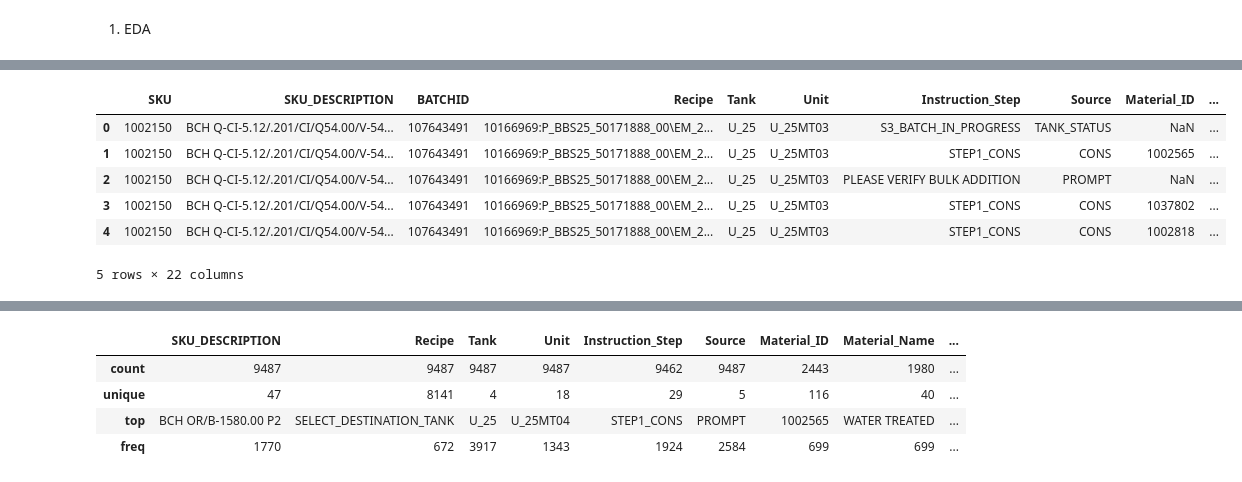
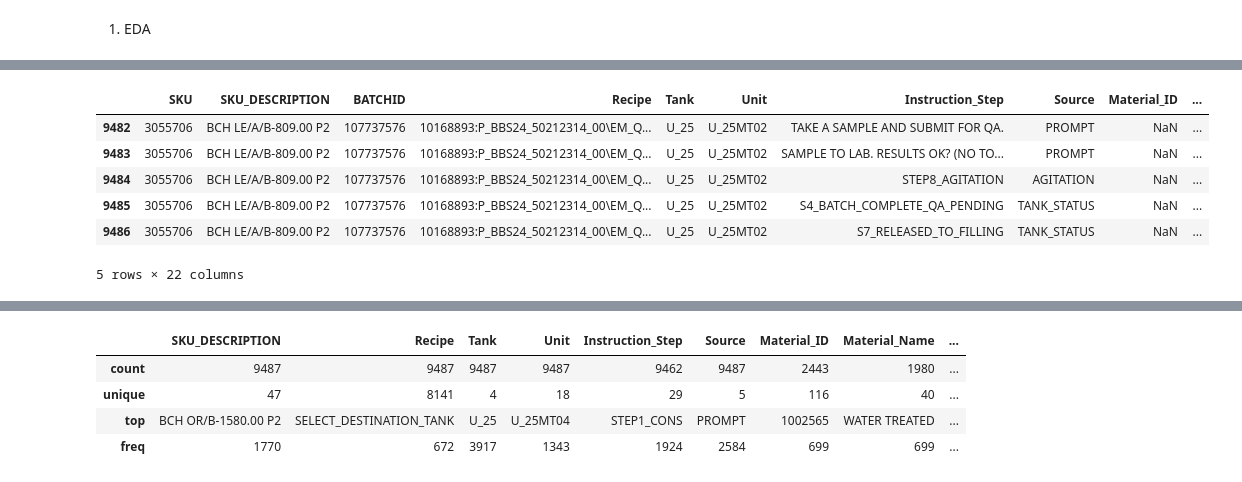
Before and after one commit to MichelleMoran431/Capstone---CCT, a Jupyter notebook: EDA_PART_1.ipynb, the cells around one changed output, grey strips where cells are left out. Cells and saved outputs as stored; diff of their text form; code cells hidden in the pictures.

```diff
--- a/EDA_PART_1.ipynb
+++ b/EDA_PART_1.ipynb
@@ -16,14 +16,14 @@ Saving Bev Base Dearation Data Extract .csv to Bev Base Dearation Data Extract .
 # %%
 import io
-uploaded = pd.read_csv(io.BytesIO(uploaded['Bev Base Dearation Data Extract .csv']),encoding= 'unicode_escape')
+uploaded = pd.read_csv(io.BytesIO(uploaded['Bev Base Dearation Data Extract  (1).csv']),encoding= 'unicode_escape')
 # Dataset is now stored in a Pandas Dataframe
 # %%
-uploaded.head()
+uploaded.tail()
 # %% [output]
 |  | SKU | SKU_DESCRIPTION | BATCHID | Recipe | Tank | Unit | Instruction_Step | Source | Material_ID | ... |
-| 0 | 1002150 | BCH Q-CI-5.12/.201/CI/Q54.00/V-54... | 107643491 | 10166969:P_BBS25_50171888_00\EM_2... | U_25 | U_25MT03 | S3_BATCH_IN_PROGRESS | TANK_STATUS | NaN | ... |
-| 1 | 1002150 | BCH Q-CI-5.12/.201/CI/Q54.00/V-54... | 107643491 | 10166969:P_BBS25_50171888_00\EM_2... | U_25 | U_25MT03 | STEP1_CONS | CONS | 1002565 | ... |
-| 2 | 1002150 | BCH Q-CI-5.12/.201/CI/Q54.00/V-54... | 107643491 | 10166969:P_BBS25_50171888_00\EM_2... | U_25 | U_25MT03 | PLEASE VERIFY BULK ADDITION | PROMPT | NaN | ... |
-| 3 | 1002150 | BCH Q-CI-5.12/.201/CI/Q54.00/V-54... | 107643491 | 10166969:P_BBS25_50171888_00\EM_2... | U_25 | U_25MT03 | STEP1_CONS | CONS | 1037802 | ... |
-| 4 | 1002150 | BCH Q-CI-5.12/.201/CI/Q54.00/V-54... | 107643491 | 10166969:P_BBS25_50171888_00\EM_2... | U_25 | U_25MT03 | STEP1_CONS | CONS | 1002818 | ... |
+| 9482 | 3055706 | BCH LE/A/B-809.00 P2 | 107737576 | 10168893:P_BBS24_50212314_00\EM_Q... | U_25 | U_25MT02 | TAKE A SAMPLE AND SUBMIT FOR QA. | PROMPT | NaN | ... |
+| 9483 | 3055706 | BCH LE/A/B-809.00 P2 | 107737576 | 10168893:P_BBS24_50212314_00\EM_Q... | U_25 | U_25MT02 | SAMPLE TO LAB. RESULTS OK? (NO TO... | PROMPT | NaN | ... |
+| 9484 | 3055706 | BCH LE/A/B-809.00 P2 | 107737576 | 10168893:P_BBS24_50212314_00\EM_Q... | U_25 | U_25MT02 | STEP8_AGITATION | AGITATION | NaN | ... |
+| 9485 | 3055706 | BCH LE/A/B-809.00 P2 | 107737576 | 10168893:P_BBS24_50212314_00\EM_Q... | U_25 | U_25MT02 | S4_BATCH_COMPLETE_QA_PENDING | TANK_STATUS | NaN | ... |
+| 9486 | 3055706 | BCH LE/A/B-809.00 P2 | 107737576 | 10168893:P_BBS24_50212314_00\EM_Q... | U_25 | U_25MT02 | S7_RELEASED_TO_FILLING | TANK_STATUS | NaN | ... |
 5 rows × 22 columns
```
Also changed, not shown: parts of 13 cells of this notebook.
